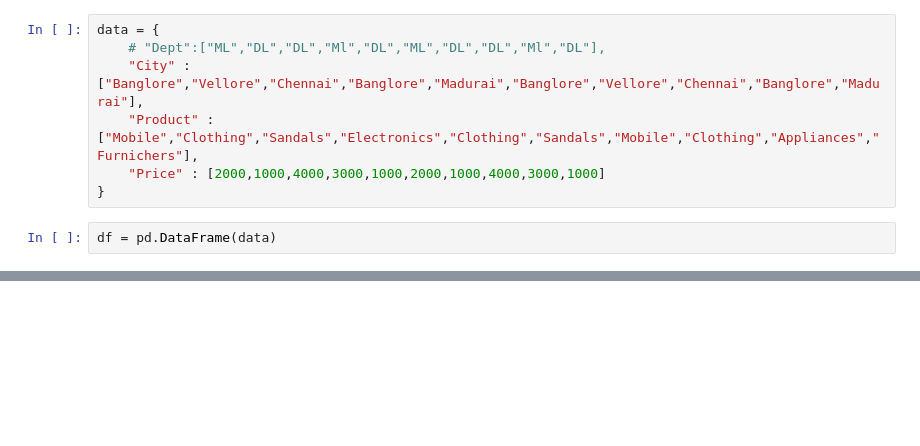
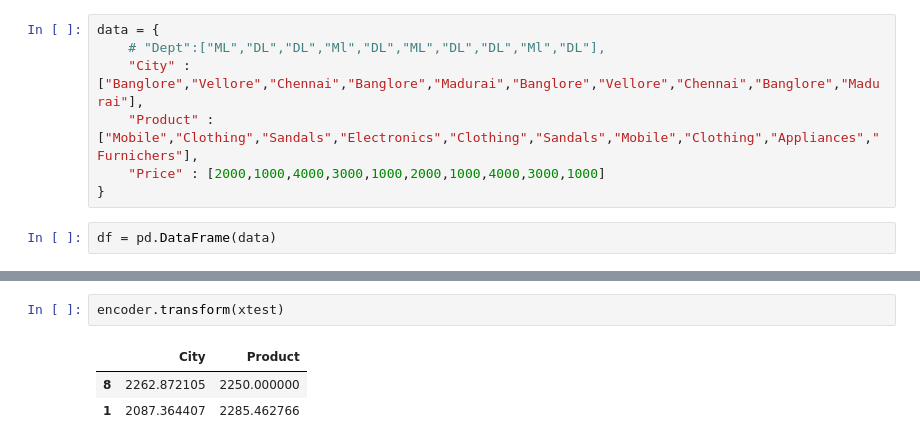
Before and after one commit to dhanush0823-git/Machine_Learning01, a Jupyter notebook: Encoding/Target.ipynb, the cells around one changed output, grey strips where cells are left out. Drawn from its saved outputs; the diff is of its cells as text; blank space fills up the shorter version.

```diff
--- a/Encoding/Target.ipynb
+++ b/Encoding/Target.ipynb
@@ -40,0 +38,6 @@ encoder = TargetEncoder()
+# %%
+encoder.transform(xtest)
+# %% [output]
+|  | City | Product |
+| 8 | 2262.872105 | 2250.000000 |
+| 1 | 2087.364407 | 2285.462766 |
```
Also changed, not shown: parts of 17 cells of this notebook, 2 other files.
